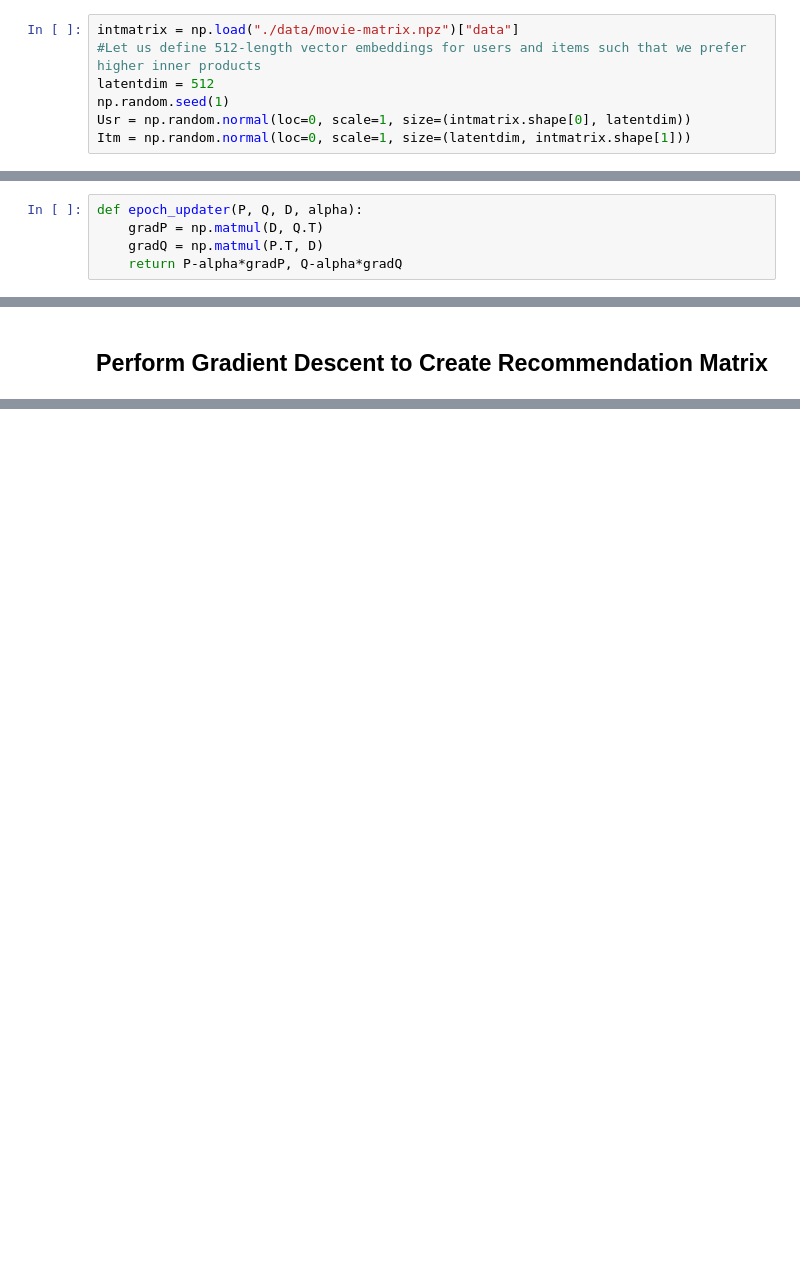
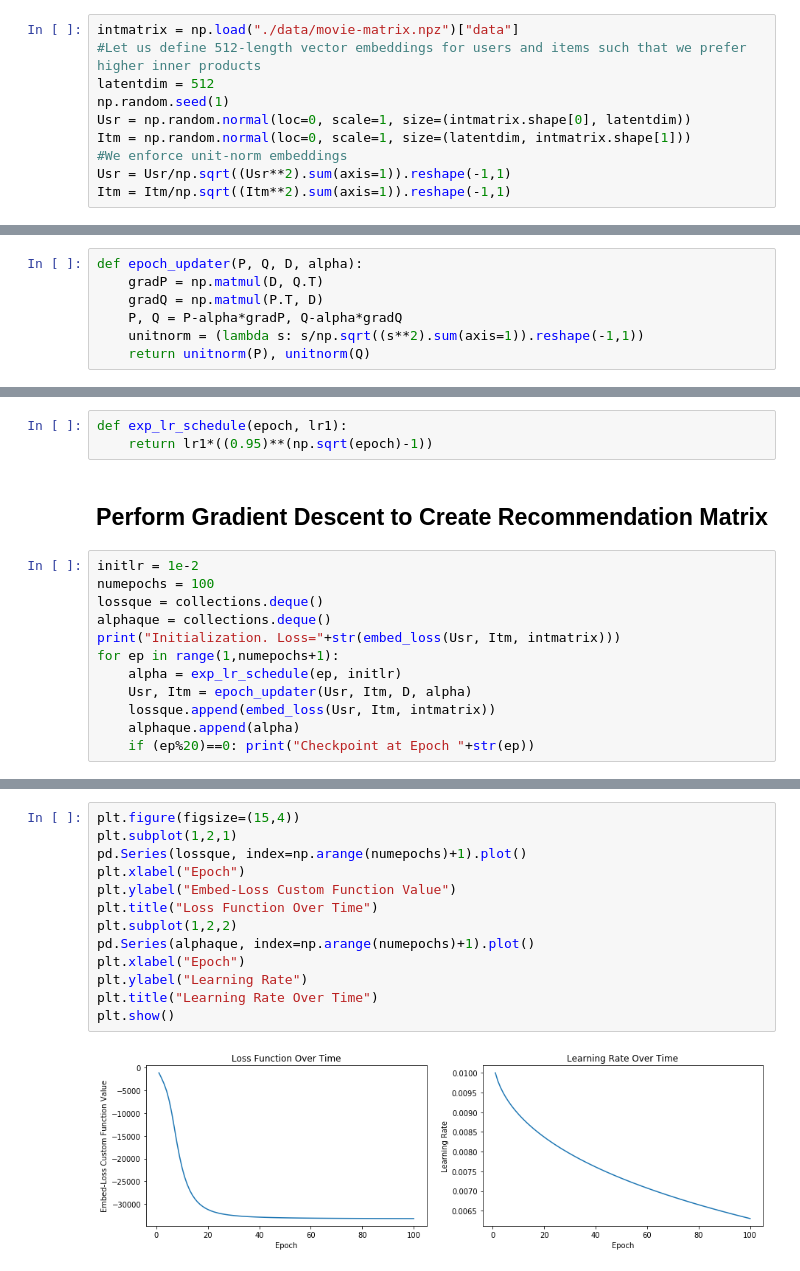
Before and after one commit to navyamehta/recommendation-engines, a Jupyter notebook: Matrix Factorization and Embeddings.ipynb, the cells around one changed output, grey strips where cells are left out. Cells and saved outputs as stored; diff of their text form; blank space fills up the shorter version.

Commit message:
Embedding Gradient Descent

```diff
--- a/Matrix Factorization and Embeddings.ipynb
+++ b/Matrix Factorization and Embeddings.ipynb
@@ -14,6 +16,9 @@ latentdim = 512
 np.random.seed(1)
 Usr = np.random.normal(loc=0, scale=1, size=(intmatrix.shape[0], latentdim))
 Itm = np.random.normal(loc=0, scale=1, size=(latentdim, intmatrix.shape[1]))
+#We enforce unit-norm embeddings
+Usr = Usr/np.sqrt((Usr**2).sum(axis=1)).reshape(-1,1)
+Itm = Itm/np.sqrt((Itm**2).sum(axis=1)).reshape(-1,1)
 # %%
 mean = np.sum(intmatrix, axis=1)/(intmatrix!=0).sum(axis=1)
 zmask = intmatrix==0
@@ -49,4 +55,6 @@ D[intmatrix<0] = 1
 def epoch_updater(P, Q, D, alpha):
     gradP = np.matmul(D, Q.T)
     gradQ = np.matmul(P.T, D)
-    return P-alpha*gradP, Q-alpha*gradQ
+    P, Q = P-alpha*gradP, Q-alpha*gradQ
+    unitnorm = (lambda s: s/np.sqrt((s**2).sum(axis=1)).reshape(-1,1))
+    return unitnorm(P), unitnorm(Q)
@@ -53,2 +63,17 @@ def epoch_updater(P, Q, D, alpha):
+# %%
+def exp_lr_schedule(epoch, lr1):
+    return lr1*((0.95)**(np.sqrt(epoch)-1))
 # %% [markdown]
 <h2> Perform Gradient Descent to Create Recommendation Matrix </h2>
+# %%
+initlr = 1e-2
+numepochs = 100
+lossque = collections.deque()
+alphaque = collections.deque()
+print("Initialization. Loss="+str(embed_loss(Usr, Itm, intmatrix)))
+for ep in range(1,numepochs+1):
+    alpha = exp_lr_schedule(ep, initlr)
+    Usr, Itm = epoch_updater(Usr, Itm, D, alpha)
+    lossque.append(embed_loss(Usr, Itm, intmatrix))
+    alphaque.append(alpha)
+    if (ep%20)==0: print("Checkpoint at Epoch "+str(ep))
@@ -54,0 +87,15 @@ def epoch_updater(P, Q, D, alpha):
+# %%
+plt.figure(figsize=(15,4))
+plt.subplot(1,2,1)
+pd.Series(lossque, index=np.arange(numepochs)+1).plot()
+plt.xlabel("Epoch")
+plt.ylabel("Embed-Loss Custom Function Value")
+plt.title("Loss Function Over Time")
+plt.subplot(1,2,2)
+pd.Series(alphaque, index=np.arange(numepochs)+1).plot()
+plt.xlabel("Epoch")
+plt.ylabel("Learning Rate")
+plt.title("Learning Rate Over Time")
+plt.show()
+# %% [output]
+[figure, added]
```
Also changed, not shown: parts of 6 cells of this notebook.
